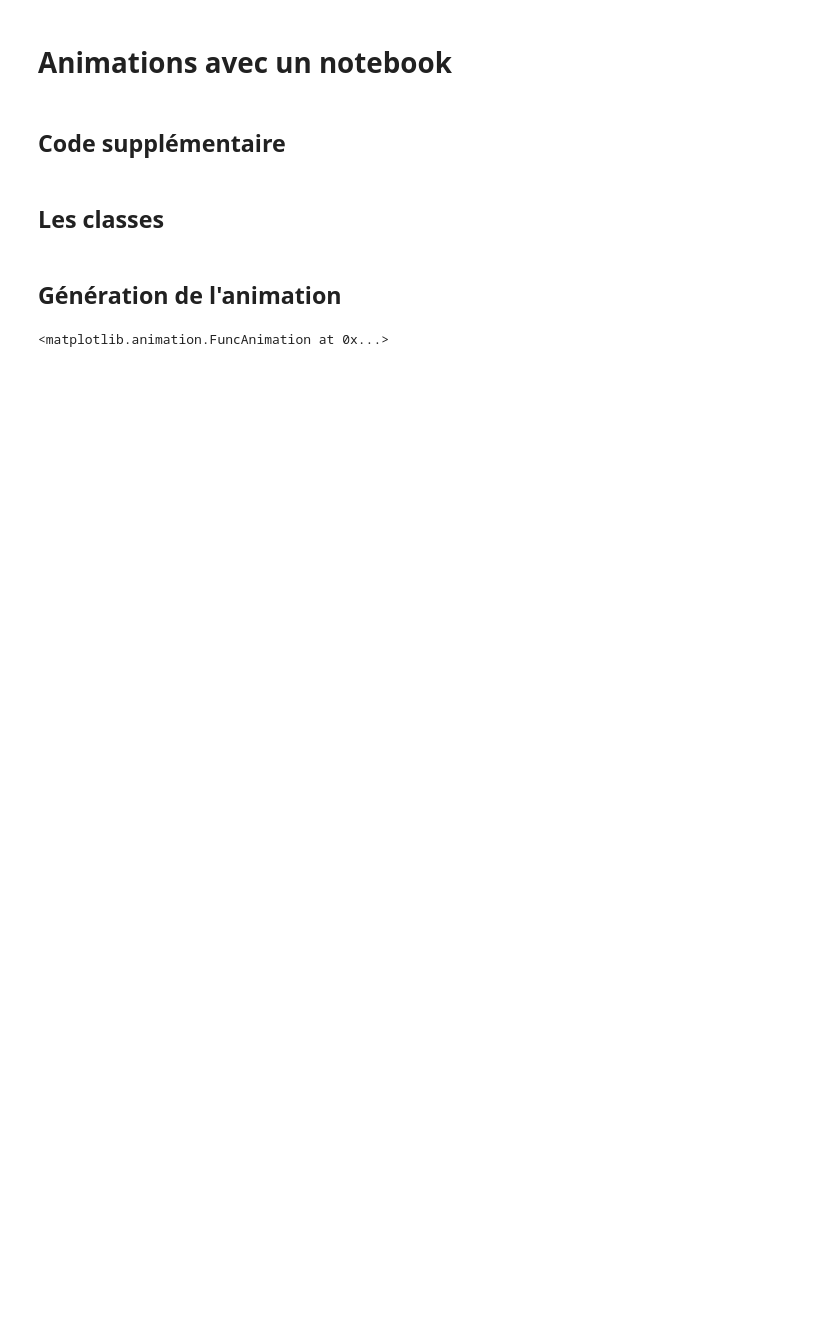
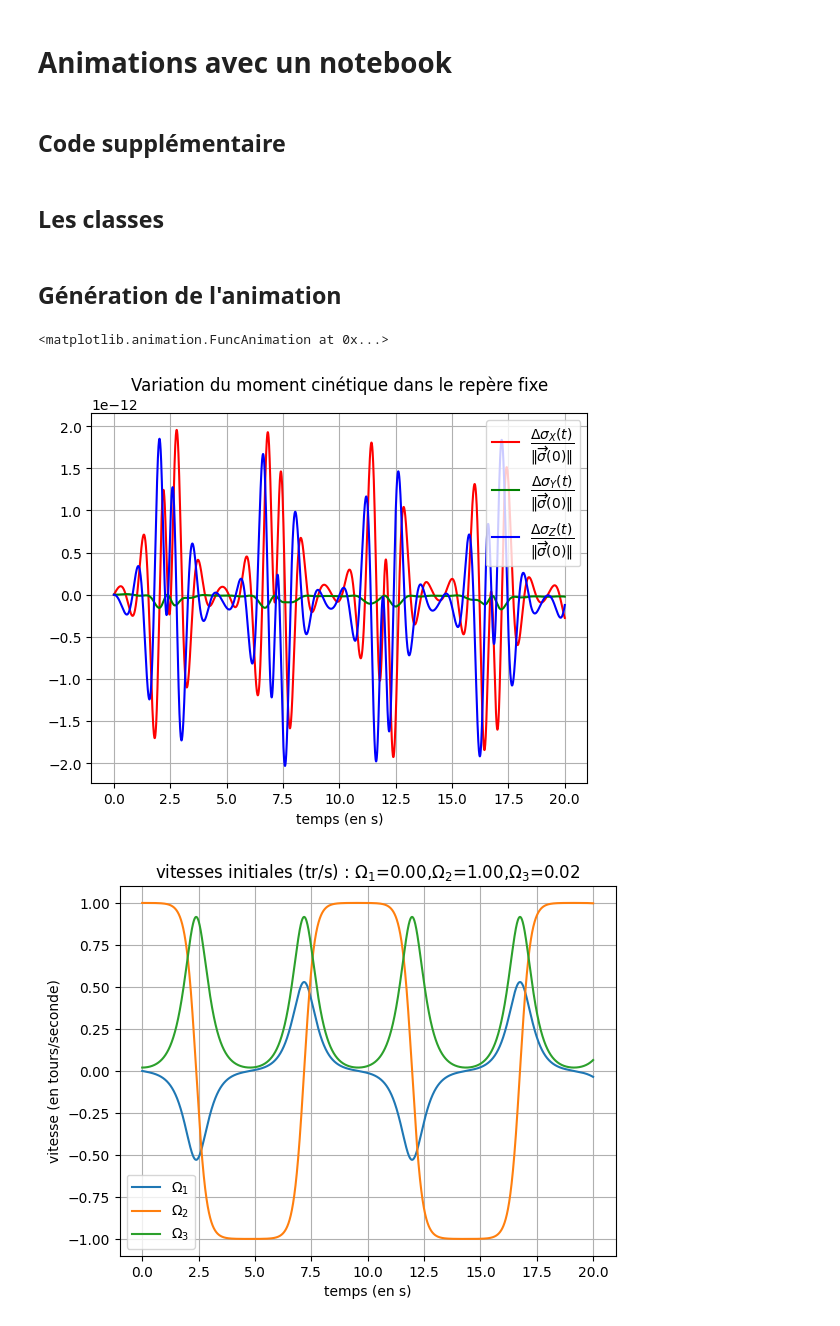
Before and after one commit to jeanluccollette/animations-en-python, a Jupyter notebook: animations.ipynb, the cells around one changed output. Cells and saved outputs as stored; diff of their text form; code cells hidden in the pictures; blank space fills up the shorter version.

```diff
--- a/animations.ipynb
+++ b/animations.ipynb
@@ -297,6 +297,39 @@ class Toupie(MethNumInt, AnimObj):
         ht = self.listegraph[4]
         ht.set_text(f't={t:.2f}s')
 
+    def var_moment_cine(self):
+        t = np.arange(0,  np.floor(self.T/self.dt)+1)*self.dt
+        _, y = self.methode_int(self.F, t, self.y0)
+
+        MomentCinetique = np.zeros((len(t), 3))
+        for n in range(0, len(t)):
+            Q = np.reshape(y[n, 3:12], (3, 3))
+            MomentCinetique[n, :] = (Q@(self.Inertie*y[n, 0:3]).T).T
+
+        M0 = MomentCinetique[0, :]
+        plt.figure()
+        plt.plot(t, (MomentCinetique[:, 0]-M0[0])/np.linalg.norm(M0),
+                 'r', label='$\\dfrac{\\Delta\\sigma_X(t)}{\\|\\overrightarrow\\sigma(0)\\|}$')
+        plt.plot(t, (MomentCinetique[:, 1]-M0[1])/np.linalg.norm(M0),
+                 'g', label='$\\dfrac{\\Delta\\sigma_Y(t)}{\\|\\overrightarrow\\sigma(0)\\|}$')
+        plt.plot(t, (MomentCinetique[:, 2]-M0[2])/np.linalg.norm(M0),
+                 'b', label='$\\dfrac{\\Delta\\sigma_Z(t)}{\\|\\overrightarrow\\sigma(0)\\|}$')
+        plt.title('Variation du moment cinétique dans le repère fixe')
+        plt.xlabel('temps (en s)')
+        plt.grid('on')
+        plt.legend()
+
+        plt.figure()
+        plt.plot(t, y[:, 0:3]/(2*np.pi))
+        plt.legend(['$\\Omega_1$', '$\\Omega_2$', '$\\Omega_3$'])
+        plt.grid('on')
+        plt.xlabel('temps (en s)')
+        plt.ylabel('vitesse (en tours/seconde)')
+        plt.title(
+            f'vitesses initiales (tr/s) : $\\Omega_1$={self.y0[0]/(2*np.pi):.2f},$\\Omega_2$={self.y0[1]/(2*np.pi):.2f},$\\Omega_3$={self.y0[2]/(2*np.pi):.2f}')
+
+        plt.show()
+
 
 # Ligne RJ45 (V=230000 km/s, Zc = 100 Ohm)
 # V : vitesse de propagation en m/s
@@ -389,3 +422,9 @@ plt.close()
 anim
 # %% [output]
 <matplotlib.animation.FuncAnimation at 0x...>
+# %%
+toupie = Toupie()
+toupie.var_moment_cine()
+# %% [output]
+[figure, added]
+[figure, added]
```
